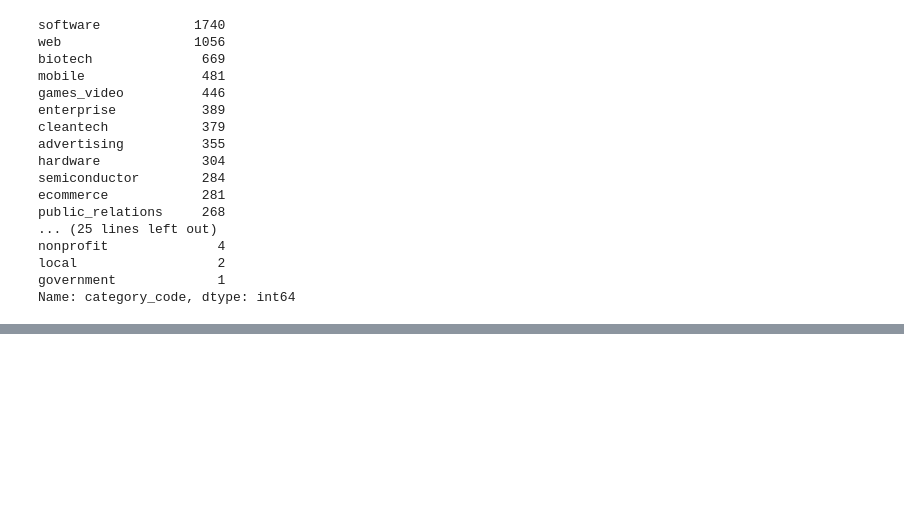
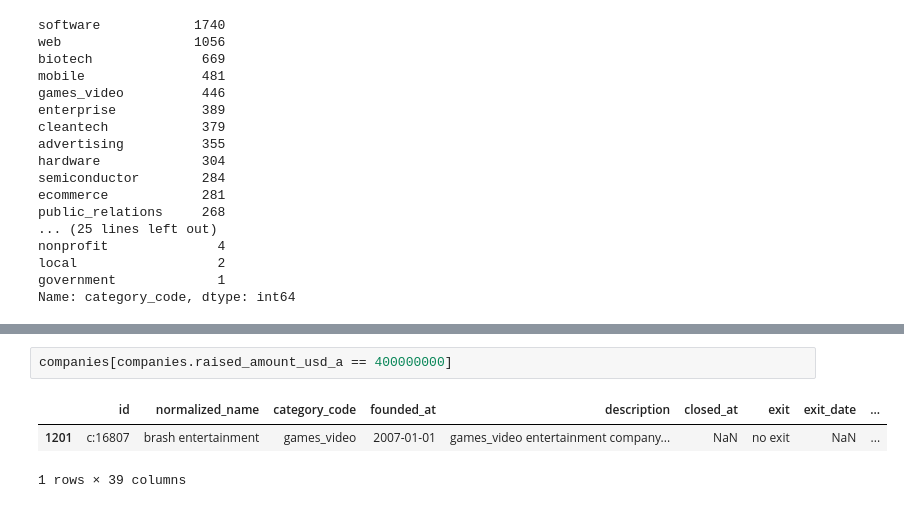
Before and after one commit to jojibou/invesscience, a Jupyter notebook: notebooks/joanna-merge.ipynb, the cells around one changed output, grey strips where cells are left out. Cells and saved outputs as stored; diff of their text form; blank space fills up the shorter version.

```diff
--- a/notebooks/joanna-merge.ipynb
+++ b/notebooks/joanna-merge.ipynb
@@ -145,0 +166,6 @@ Name: category_code, dtype: int64
+# %%
+companies[companies.raised_amount_usd_a == 400000000]
+# %% [output]
+|  | id | normalized_name | category_code | founded_at | description | closed_at | exit | exit_date | ... |
+| 1201 | c:16807 | brash entertainment | games_video | 2007-01-01 | games_video entertainment company... | NaN | no exit | NaN | ... |
+1 rows × 39 columns
```
Also changed, not shown: parts of 1 cell of this notebook.
